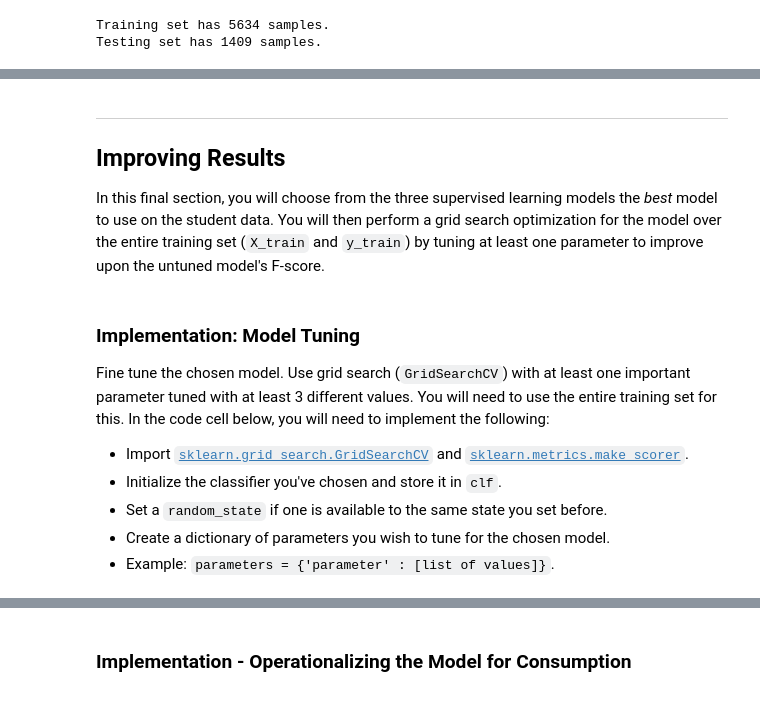
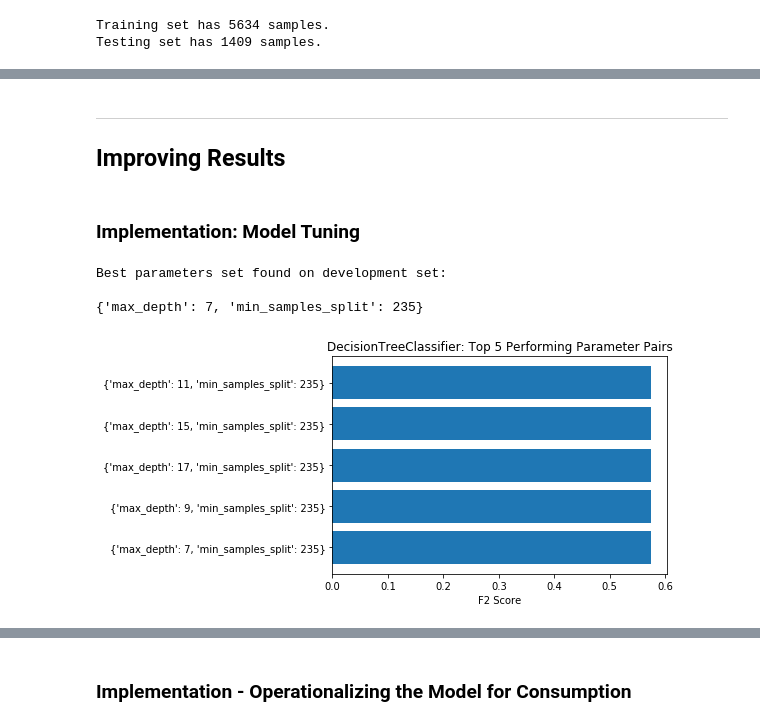
Before and after one commit to zachgardner/churn-detection, a Jupyter notebook: churn_detection_capstone.ipynb, the cells around one changed output, grey strips where cells are left out. Saved outputs shown, nothing was run; the diff lists cells and outputs as text; code cells hidden in the pictures.

```diff
--- a/churn_detection_capstone.ipynb
+++ b/churn_detection_capstone.ipynb
@@ -279,18 +253,11 @@ scorer = make_scorer(fbeta_score, beta=beta)
 clf_A = DecisionTreeClassifier(random_state=42)
 clf_B = MLPClassifier(activation='relu')
 clf_C = AdaBoostClassifier(random_state=42)
-# %% [markdown]
-----
-## Improving Results
-In this final section, you will choose from the three supervised learning models the *best* model to use on the student data. You will then perform a grid search optimization for the model over the entire training set (`X_train` and `y_train`) by tuning at least one parameter to improve upon the untuned model's F-score.
-# %% [markdown]
-### Implementation: Model Tuning
-Fine tune the chosen model. Use grid search (`GridSearchCV`) with at least one important parameter tuned with at least 3 different values. You will need to use the entire training set for this. In the code cell below, you will need to implement the following:
-- Import [`sklearn.grid_search.GridSearchCV`](http://scikit-learn.org/0.17/modules/generated/sklearn.grid_search.GridSearchCV.html) and [`sklearn.metrics.make_scorer`](http://scikit-learn.org/stable/modules/generated/sklearn.metrics.make_scorer.html).
-- Initialize the classifier you've chosen and store it in `clf`.
- - Set a `random_state` if one is available to the same state you set before.
-- Create a dictionary of parameters you wish to tune for the chosen model.
- - Example: `parameters = {'parameter' : [list of values]}`.
+# %% [markdown]
+----
+## Improving Results
+# %% [markdown]
+### Implementation: Model Tuning
 # %%
 clf_DT = clf_A
 
@@ -316,6 +283,13 @@ best_predictions = best_clf_DT.predict(X_test)
 end = time()
 
 duration = end-start
+# %%
+ch.displayGridScores(grid_fit,best_clf_DT.__class__.__name__)
+# %% [output]
+Best parameters set found on development set:
+
+{'max_depth': 7, 'min_samples_split': 235}
+[figure, added]
 # %%
 ch.displayAccuracies(y_test, predictions, best_predictions, beta, best_clf_DT.__class__.__name__, duration)
 # %% [output]
```
Also changed, not shown: parts of 28 cells of this notebook.
